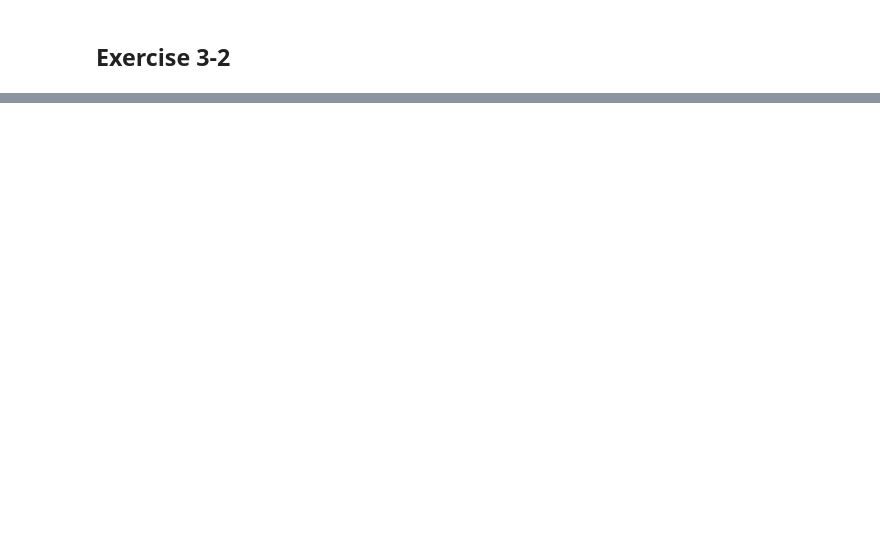
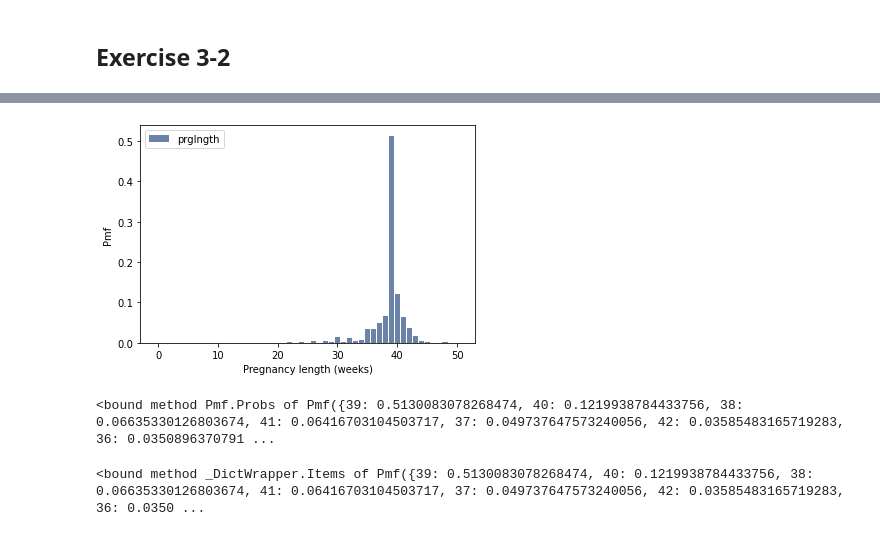
Before and after one commit to EmbraceTEC/ThinkStats2, a Jupyter notebook: code/DT 1 - Exercise day.ipynb, the cells around one changed output, grey strips where cells are left out. Drawn from its saved outputs; the diff is of its cells as text; code cells hidden in the pictures; blank space fills up the shorter version.

```diff
--- a/code/DT 1 - Exercise day.ipynb
+++ b/code/DT 1 - Exercise day.ipynb
@@ -125,0 +148,15 @@ Use the formulas and try to calculate the skewness manually.
+# %%
+pmf = thinkstats2.Pmf(live.prglngth, label='prglngth')
+# %%
+thinkplot.Hist(pmf)
+thinkplot.Config(xlabel='Pregnancy length (weeks)', ylabel='Pmf')
+# %% [output]
+[figure, added]
+# %%
+pmf.Probs
+# %% [output]
+<bound method Pmf.Probs of Pmf({39: 0.5130083078268474, 40: 0.1219938784433756, 38: 0.06635330126803674, 41: 0.06416703104503717, 37: 0.049737647573240056, 42: 0.03585483165719283, 36: 0.0350896370791 ...
+# %%
+pmf.Items
+# %% [output]
+<bound method _DictWrapper.Items of Pmf({39: 0.5130083078268474, 40: 0.1219938784433756, 38: 0.06635330126803674, 41: 0.06416703104503717, 37: 0.049737647573240056, 42: 0.03585483165719283, 36: 0.0350 ...
```
Also changed, not shown: parts of 8 cells of this notebook.
